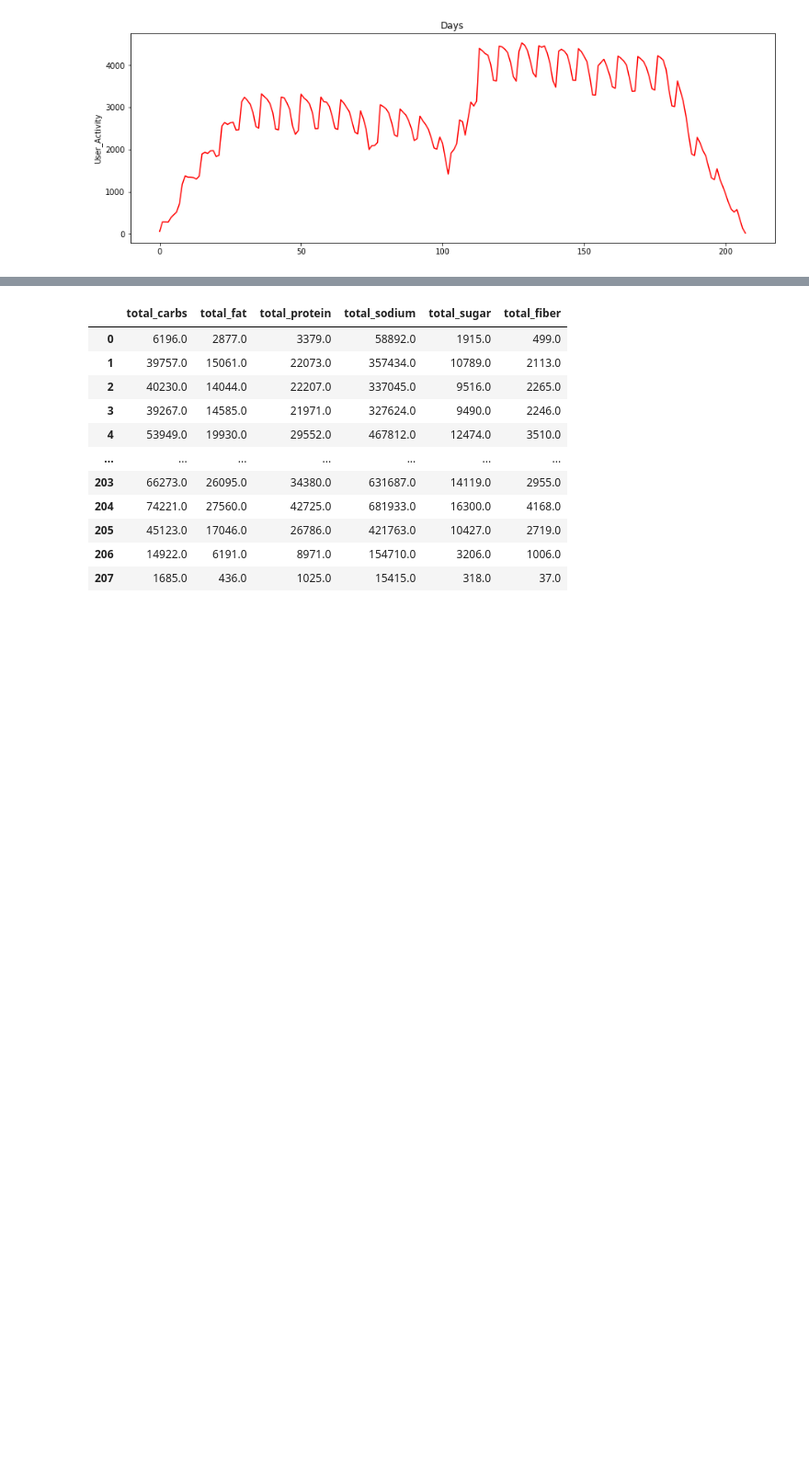
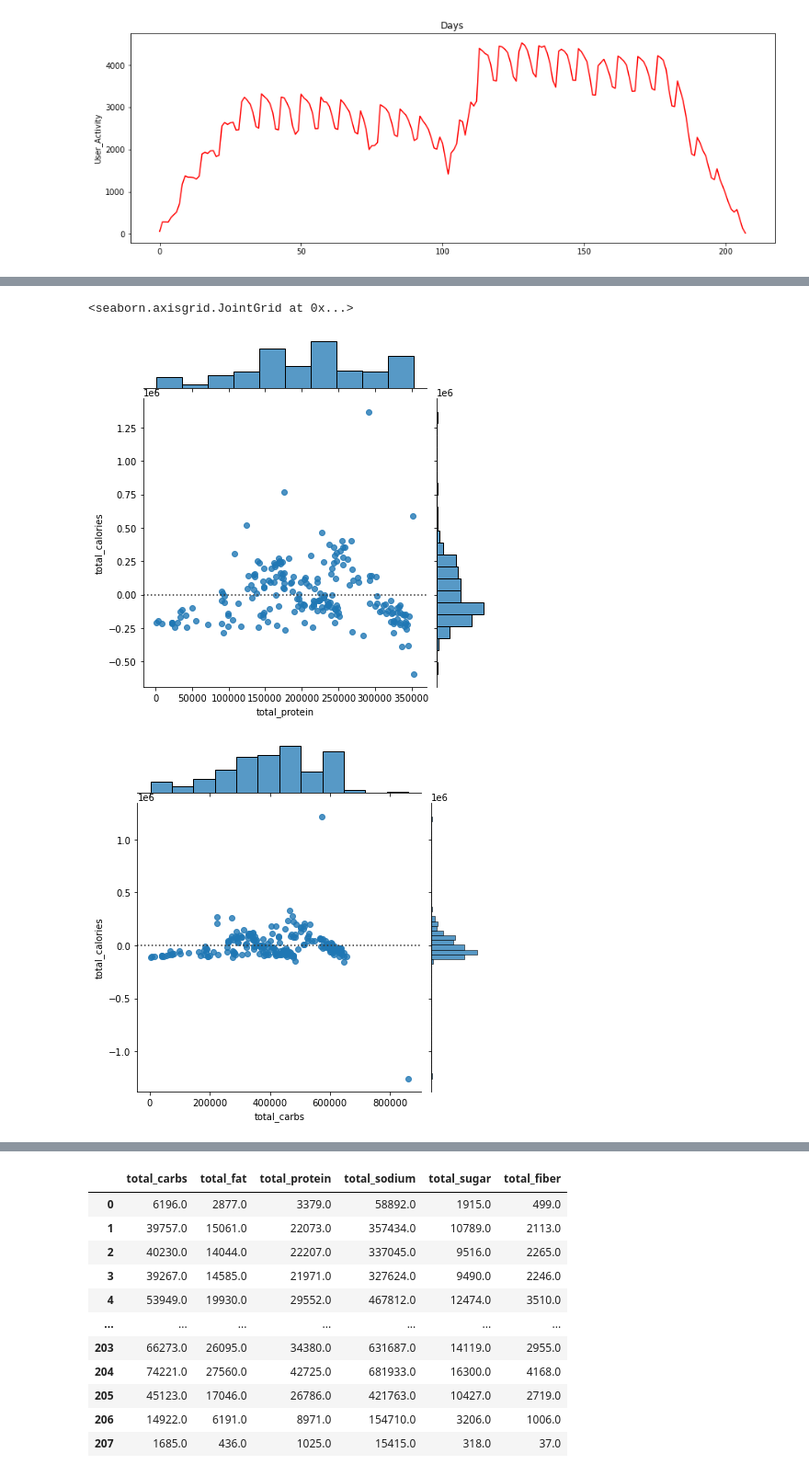
Before and after one commit to dbera17/ML, a Jupyter notebook: final_proj_clust123.ipynb, the cells around one changed output, grey strips where cells are left out. Shown at 92% size. Saved outputs shown, nothing was run; the diff lists cells and outputs as text; code cells hidden in the pictures; blank space fills up the shorter version.

```diff
--- a/final_proj_clust123.ipynb
+++ b/final_proj_clust123.ipynb
@@ -59,0 +110,7 @@ def getDayNum(Day):
+# %%
+sns.jointplot(x="total_protein", y="total_calories", data=data_point,kind = 'resid')
+sns.jointplot(x="total_carbs", y="total_calories", data=data_point,kind = 'resid')
+# %% [output]
+<seaborn.axisgrid.JointGrid at 0x...>
+[figure, added]
+[figure, added]
```
Also changed, not shown: parts of 34 cells of this notebook.
